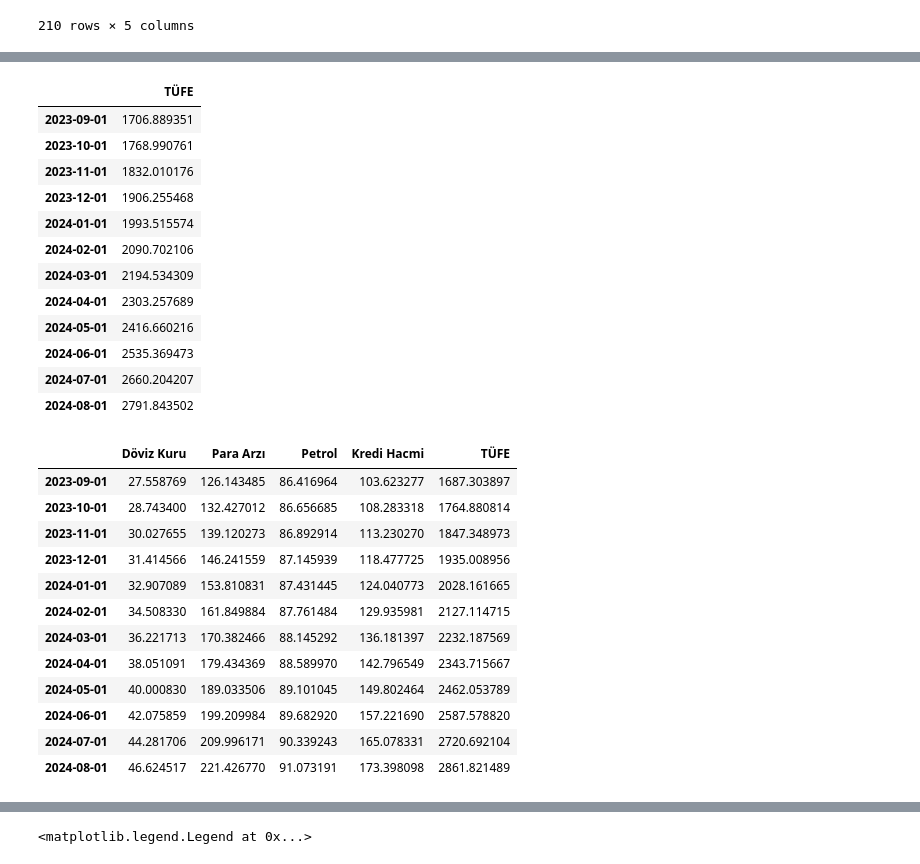
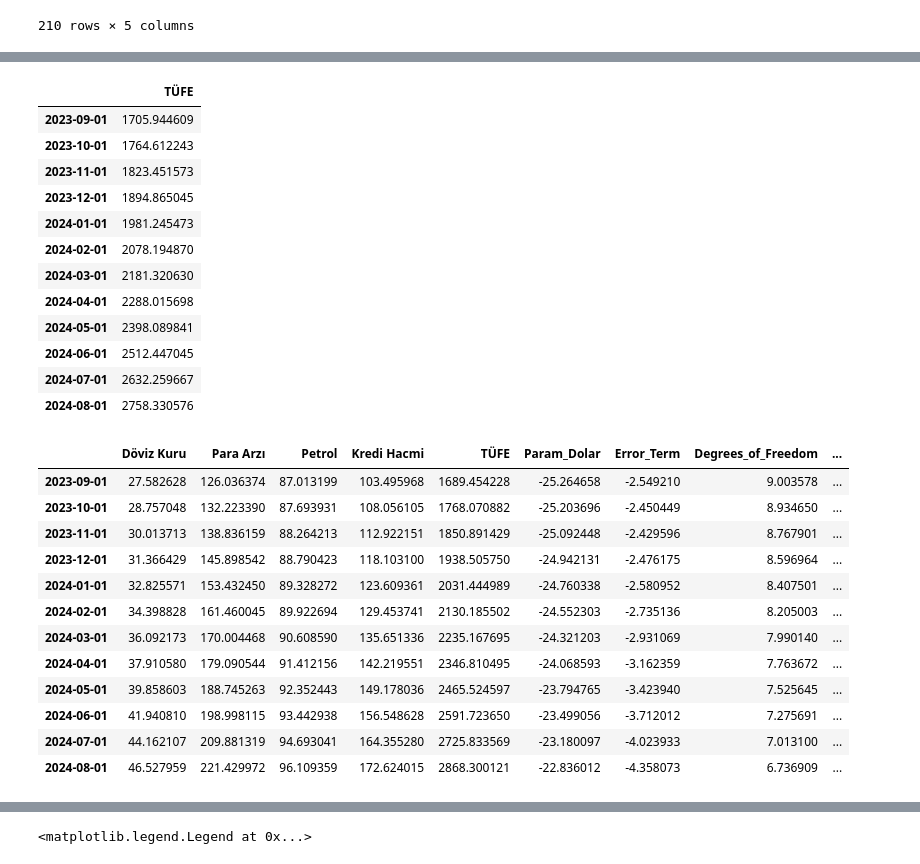
Before and after one commit to kaboya19/InflationForecast, a Jupyter notebook: InflationForecast.ipynb, the cells around one changed output, grey strips where cells are left out. Drawn from its saved outputs; the diff is of its cells as text; code cells hidden in the pictures.

```diff
--- a/InflationForecast.ipynb
+++ b/InflationForecast.ipynb
@@ -1104,19 +1104,19 @@ import statsmodels.tsa.api as tsa
 
 
 # Parametrelerin zaman içinde değişeceği random walk süreçlerini oluşturun
-param_dolar = np.cumsum(np.random.randn(210))  # Dolar parametresi için
+param_dolar = np.cumsum(np.random.randn(209))  # Dolar parametresi için
 
 
 # Hata teriminin zaman içinde değişeceği süreci oluşturun (2 lag)
-error_term = np.random.randn(210)
-for t in range(2, 210):
+error_term = np.random.randn(209)
+for t in range(2, 209):
     error_term[t] += 0.7 * error_term[t - 1] + 0.2 * error_term[t - 2]
 
 # Hata teriminin dağılımı için t-dağılımı kullanın (serbestlik derecesi tahmin ediliyor)
-degrees_of_freedom = np.abs(np.random.randn(210)) * 10 + 2  # Rastgele serbestlik derecesi
+degrees_of_freedom = np.abs(np.random.randn(209)) * 10 + 2  # Rastgele serbestlik derecesi
 
 # Stokastik volatiliteyi oluşturun (varyans da zaman içinde random walk)
-volatility = np.exp(np.cumsum(np.random.randn(210)))  # Logaritmik volatiliteyi oluşturun
+volatility = np.exp(np.cumsum(np.random.randn(209)))  # Logaritmik volatiliteyi oluşturun
 
 # Tüm bu oluşturulan süreçleri bir DataFrame'e ekleyin
 data['Param_Dolar'] = param_dolar
@@ -1128,12 +1128,15 @@ model_data = data
 model = tsa.VAR(model_data)
 
 # Modeli uyarlayın (4 lag)
-results = model.fit(maxlags=4)
+results = model.fit(maxlags=1)
 
 # Tahminleri yapın (örneğin, son 12 aylık öngörü)
 forecast_horizon = 12
 forecast_input = model_data.iloc[-4:, :].values  # Son 4 gözlemi kullanarak tahmin ediyoruz
 forecast = results.forecast(y=forecast_input, steps=forecast_horizon)
 
-forecast=pd.DataFrame(forecast[:,4])
-forecast.columns=["TÜFE"]
+forecast=pd.DataFrame(forecast[:,4:6])
+forecast.columns=["TÜFE","Random Walk"]
+forecast["TÜFE"]+=forecast["Random Walk"]
+del forecast["Random Walk"]
+forecast
@@ -1180,40 +1197,40 @@ tahmin5
 # %%
 import numpy as np
 import pandas as pd
 import statsmodels.tsa.api as sm
 
 
 model = sm.VECM(data)
 results = model.fit()
 
 # TÜFE'nin gelecekteki değerlerini tahmin et
 tahmin = results.predict(steps=12, alpha=0.05)
 
-tahmin1=pd.DataFrame(tahmin[0],columns=['Döviz Kuru','Para Arzi','Petrol','Kredi Hacmi','TÜFE'])
+tahmin1=pd.DataFrame(tahmin[0],columns=['Döviz Kuru','Para Arzi','Petrol','Kredi Hacmi','TÜFE','Param_Dolar','Error_Term','Degrees_of_Freedom','Volatility'])
 
 
-tahmin2=pd.DataFrame(tahmin[1],columns=['Döviz Kuru','Para Arzi','Petrol','Kredi Hacmi','TÜFE'])
-tahmin3=pd.DataFrame(tahmin[2],columns=['Döviz Kuru','Para Arzi','Petrol','Kredi Hacmi','TÜFE'])
+tahmin2=pd.DataFrame(tahmin[1],columns=['Döviz Kuru','Para Arzi','Petrol','Kredi Hacmi','TÜFE','Param_Dolar','Error_Term','Degrees_of_Freedom','Volatility'])
+tahmin3=pd.DataFrame(tahmin[2],columns=['Döviz Kuru','Para Arzi','Petrol','Kredi Hacmi','TÜFE','Param_Dolar','Error_Term','Degrees_of_Freedom','Volatility'])
 
 tahmin4=pd.DataFrame()
 tahmin4["TÜFE"]=(tahmin1["TÜFE"]+tahmin2["TÜFE"]+tahmin3["TÜFE"])/3
 dates=pd.date_range('2023-09-01','2024-09-01' , freq='1M')-pd.offsets.MonthBegin(1)
 tahmin4=tahmin4.set_index(dates)
 tahmin4
 # %% [output]
 |  | TÜFE |
-| 2023-09-01 | 1706.889351 |
-| 2023-10-01 | 1768.990761 |
-| 2023-11-01 | 1832.010176 |
-| 2023-12-01 | 1906.255468 |
-| 2024-01-01 | 1993.515574 |
-| 2024-02-01 | 2090.702106 |
-| 2024-03-01 | 2194.534309 |
-| 2024-04-01 | 2303.257689 |
-| 2024-05-01 | 2416.660216 |
-| 2024-06-01 | 2535.369473 |
-| 2024-07-01 | 2660.204207 |
-| 2024-08-01 | 2791.843502 |
+| 2023-09-01 | 1705.944609 |
+| 2023-10-01 | 1764.612243 |
+| 2023-11-01 | 1823.451573 |
+| 2023-12-01 | 1894.865045 |
+| 2024-01-01 | 1981.245473 |
+| 2024-02-01 | 2078.194870 |
+| 2024-03-01 | 2181.320630 |
+| 2024-04-01 | 2288.015698 |
+| 2024-05-01 | 2398.089841 |
+| 2024-06-01 | 2512.447045 |
+| 2024-07-01 | 2632.259667 |
+| 2024-08-01 | 2758.330576 |
 # %%
 from statsmodels.tsa.api import VAR
 import pandas as pd
@@ -1268,19 +1285,19 @@ start_date = pd.Timestamp('2023-09-01')
 forecast_dynamic = dynamic_forecast(model_fitted, start_date, steps=12)
 forecast_dynamic
 # %% [output]
-|  | Döviz Kuru | Para Arzı | Petrol | Kredi Hacmi | TÜFE |
-| 2023-09-01 | 27.558769 | 126.143485 | 86.416964 | 103.623277 | 1687.303897 |
-| 2023-10-01 | 28.743400 | 132.427012 | 86.656685 | 108.283318 | 1764.880814 |
-| 2023-11-01 | 30.027655 | 139.120273 | 86.892914 | 113.230270 | 1847.348973 |
-| 2023-12-01 | 31.414566 | 146.241559 | 87.145939 | 118.477725 | 1935.008956 |
-| 2024-01-01 | 32.907089 | 153.810831 | 87.431445 | 124.040773 | 2028.161665 |
-| 2024-02-01 | 34.508330 | 161.849884 | 87.761484 | 129.935981 | 2127.114715 |
-| 2024-03-01 | 36.221713 | 170.382466 | 88.145292 | 136.181397 | 2232.187569 |
-| 2024-04-01 | 38.051091 | 179.434369 | 88.589970 | 142.796549 | 2343.715667 |
-| 2024-05-01 | 40.000830 | 189.033506 | 89.101045 | 149.802464 | 2462.053789 |
-| 2024-06-01 | 42.075859 | 199.209984 | 89.682920 | 157.221690 | 2587.578820 |
-| 2024-07-01 | 44.281706 | 209.996171 | 90.339243 | 165.078331 | 2720.692104 |
-| 2024-08-01 | 46.624517 | 221.426770 | 91.073191 | 173.398098 | 2861.821489 |
+|  | Döviz Kuru | Para Arzı | Petrol | Kredi Hacmi | TÜFE | Param_Dolar | Error_Term | Degrees_of_Freedom | ... |
+| 2023-09-01 | 27.582628 | 126.036374 | 87.013199 | 103.495968 | 1689.454228 | -25.264658 | -2.549210 | 9.003578 | ... |
+| 2023-10-01 | 28.757048 | 132.223390 | 87.693931 | 108.056105 | 1768.070882 | -25.203696 | -2.450449 | 8.934650 | ... |
+| 2023-11-01 | 30.013713 | 138.836159 | 88.264213 | 112.922151 | 1850.891429 | -25.092448 | -2.429596 | 8.767901 | ... |
+| 2023-12-01 | 31.366429 | 145.898542 | 88.790423 | 118.103100 | 1938.505750 | -24.942131 | -2.476175 | 8.596964 | ... |
+| 2024-01-01 | 32.825571 | 153.432450 | 89.328272 | 123.609361 | 2031.444989 | -24.760338 | -2.580952 | 8.407501 | ... |
+| 2024-02-01 | 34.398828 | 161.460045 | 89.922694 | 129.453741 | 2130.185502 | -24.552303 | -2.735136 | 8.205003 | ... |
+| 2024-03-01 | 36.092173 | 170.004468 | 90.608590 | 135.651336 | 2235.167695 | -24.321203 | -2.931069 | 7.990140 | ... |
+| 2024-04-01 | 37.910580 | 179.090544 | 91.412156 | 142.219551 | 2346.810495 | -24.068593 | -3.162359 | 7.763672 | ... |
+| 2024-05-01 | 39.858603 | 188.745263 | 92.352443 | 149.178036 | 2465.524597 | -23.794765 | -3.423940 | 7.525645 | ... |
+| 2024-06-01 | 41.940810 | 198.998115 | 93.442938 | 156.548628 | 2591.723650 | -23.499056 | -3.712012 | 7.275691 | ... |
+| 2024-07-01 | 44.162107 | 209.881319 | 94.693041 | 164.355280 | 2725.833569 | -23.180097 | -4.023933 | 7.013100 | ... |
+| 2024-08-01 | 46.527959 | 221.429972 | 96.109359 | 172.624015 | 2868.300121 | -22.836012 | -4.358073 | 6.736909 | ... |
 # %%
 dff=pd.concat([df["CPI"].head(211),df9["Inflation"]],axis=0)
 dff=pd.DataFrame(dff)
```
Also changed, not shown: parts of 18 cells of this notebook.
